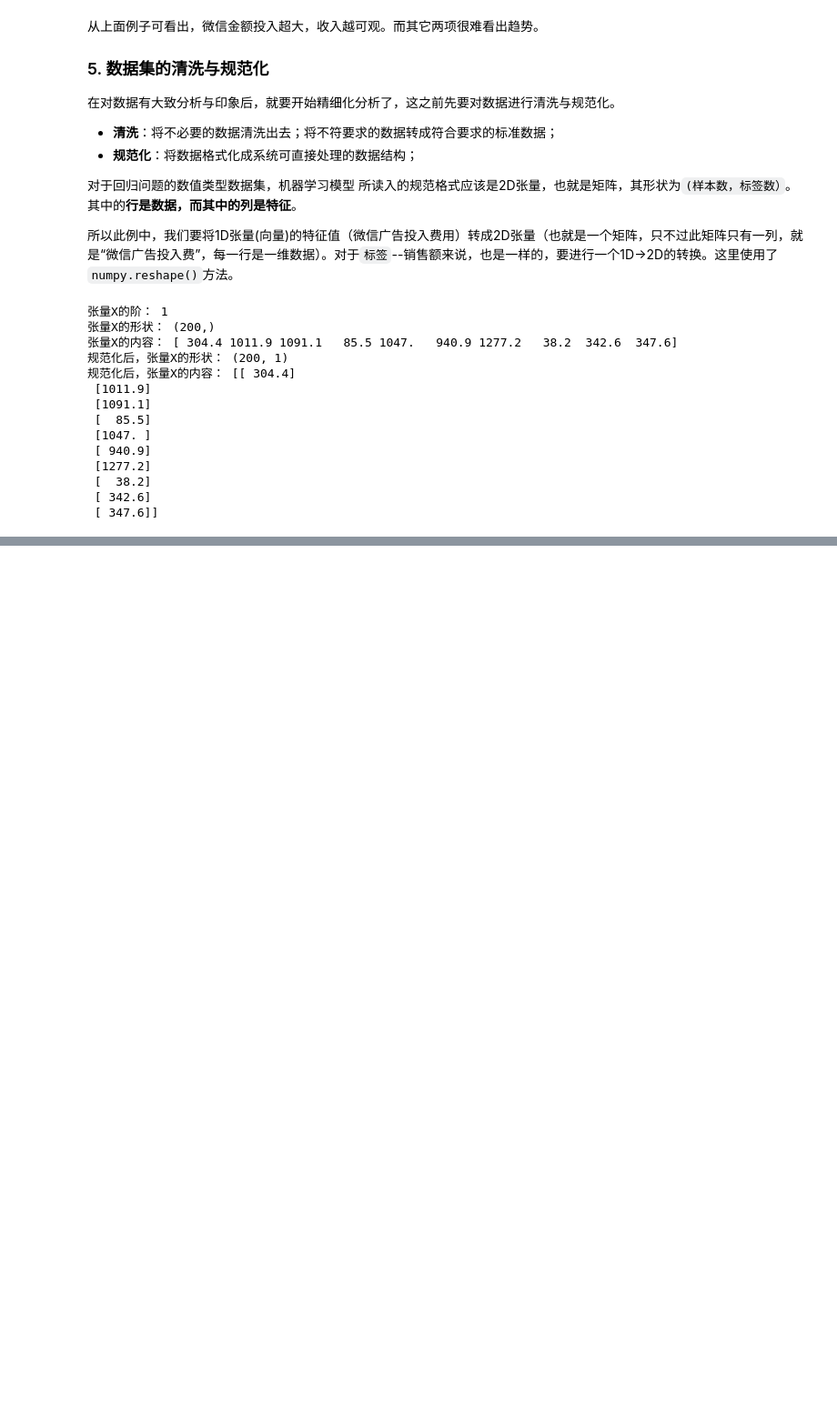
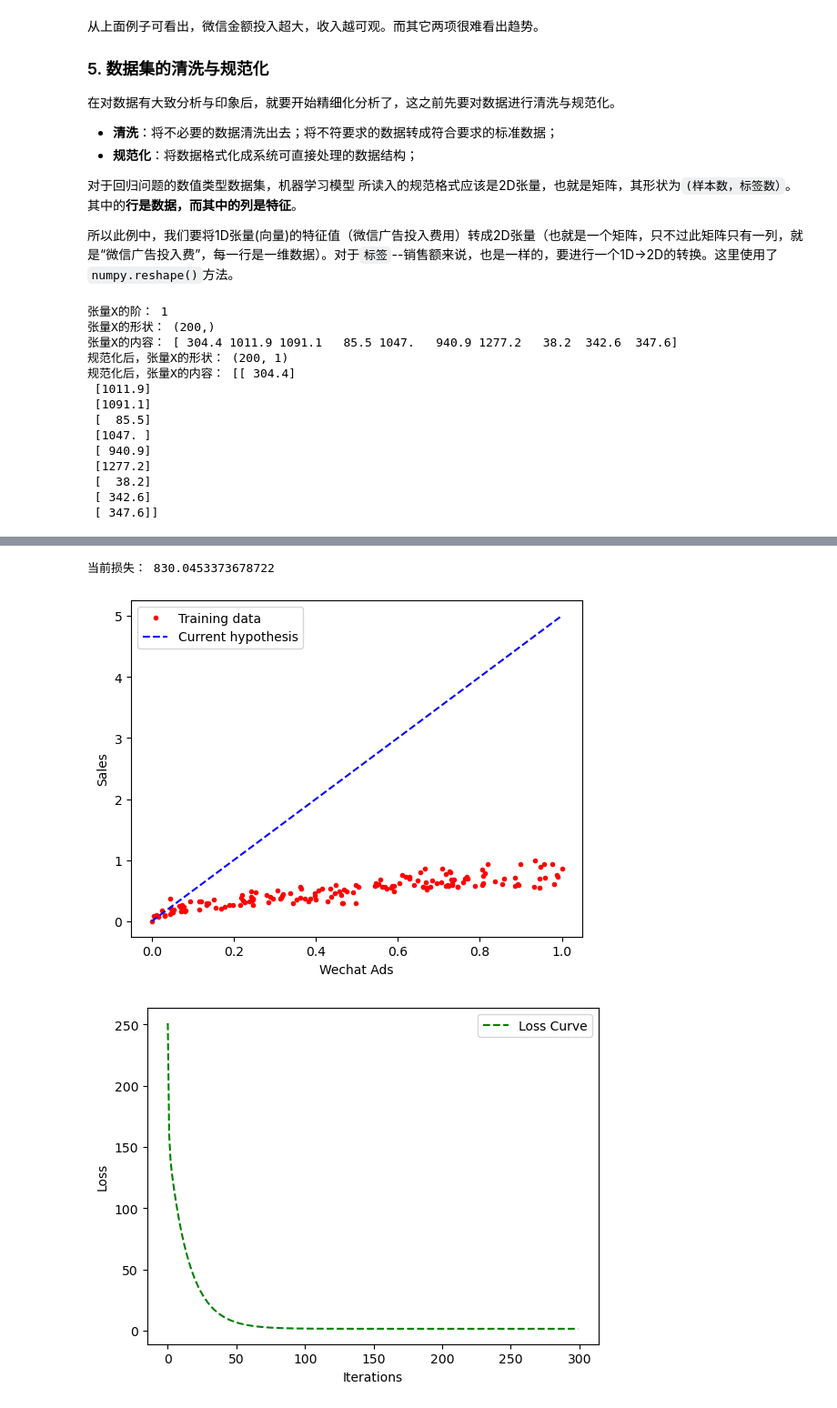
Before and after one commit to luochenxun/ai_learn, a Jupyter notebook: learn-1-linear-regression.ipynb, the cells around one changed output, grey strips where cells are left out. Shown: that part at 91% size. Saved outputs shown, nothing was run; the diff lists cells and outputs as text; code cells hidden in the pictures; blank space fills up the shorter version.

```diff
--- a/learn-1-linear-regression.ipynb
+++ b/learn-1-linear-regression.ipynb
@@ -110,0 +246,17 @@ print("规范化后，张量X的内容：", X[:10])
+# %%
+# X 样本， y 标签；w, b 内参； lr 速率， iter 迭代次数
+def gradient_descent(X, y, w, b, lr, iter):
+    l_history = np.zeros(iter)
+    w_history = np.zeros(iter)
+    b_history = np.zeros(iter)
+    for i in range(iter):
+        y_hat = w*X + b
+        loss = y_hat - y
+        derivative_w = X.T.dot(loss) / len(X)
+        derivative_b = sum(loss)*1 / len(X)
+        w = w - lr * derivative_w
+        b = b - lr * derivative_b
+        l_history[i] = loss_function(X, y, w, b)
+        w_history[i] = w
+        b_history[i] = b
+    return l_history, w_history, b_history
@@ -110,0 +267,29 @@ print("规范化后，张量X的内容：", X[:10])
+# %%
+# 首先确定参数的初始值
+iterations = 300;   # 迭代250次
+alpha = 0.5;  # 学习速率
+weight = 5
+bias = 0
+print('当前损失：', loss_function(X_train, y_train, weight, bias))
+
+# 绘制当前的函数模型
+plt.plot(X_train, y_train, 'r.', label='Training data')
+line_X = np.linspace(X_train.min(), X_train.max(), 500)
+line_y = [weight*xx + bias for xx in line_X]
+plt.plot(line_X, line_y, 'b--', label='Current hypothesis') # 当前随机给定的w & b
+plt.xlabel('Wechat Ads')
+plt.ylabel('Sales')
+plt.legend()
+plt.show()
+
+# 根据初始参数值，进行梯度下降，也就是开始训练机器，拟合函数
+loss_history, weight_history, b_history = gradient_descent(X_train, y_train, weight, bias, alpha, iterations)
+plt.plot(loss_history, 'g--', label='Loss Curve')
+plt.xlabel('Iterations')
+plt.ylabel('Loss')
+plt.legend()
+plt.show()
+# %% [output]
+当前损失： 830.0453373678722
+[figure, added]
+[figure, added]
```
Also changed, not shown: parts of 16 cells of this notebook.
